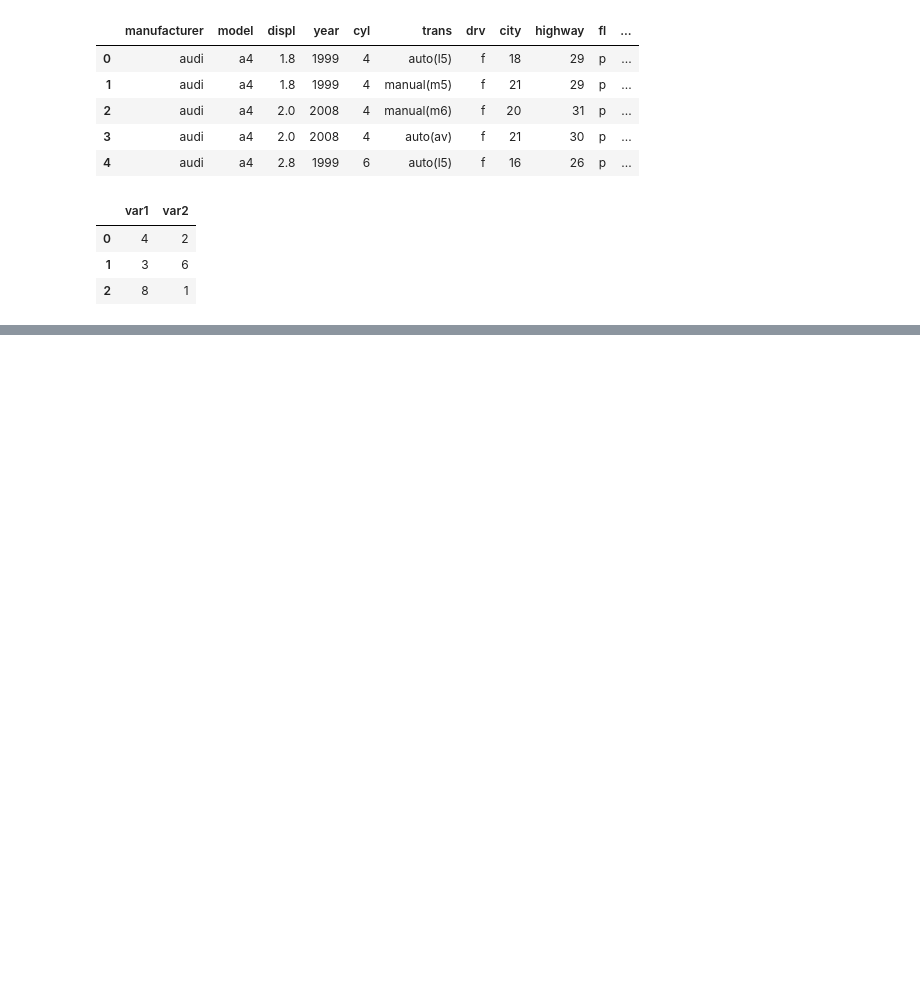
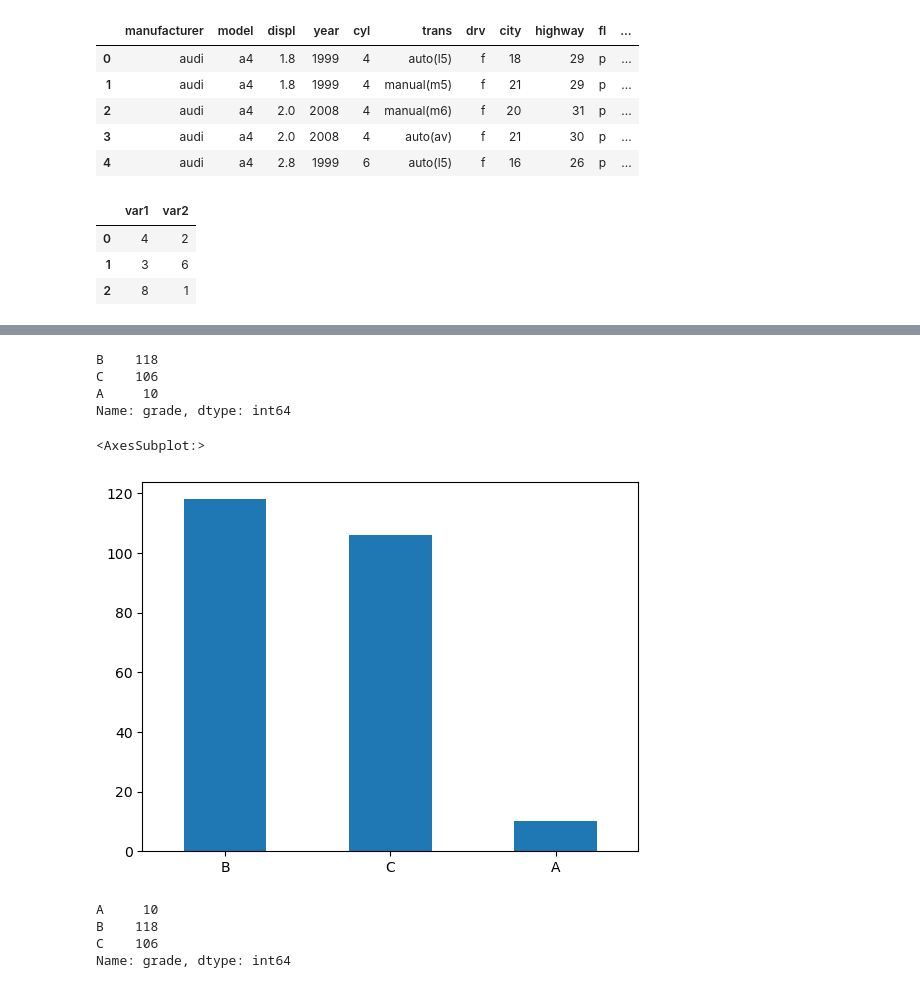
Before and after one commit to mizzcereal/kit_bigdata, a Jupyter notebook: chapter05/chapter05.ipynb, the cells around one changed output, grey strips where cells are left out. Saved outputs shown, nothing was run; the diff lists cells and outputs as text; code cells hidden in the pictures; blank space fills up the shorter version.

```diff
--- a/chapter05/chapter05.ipynb
+++ b/chapter05/chapter05.ipynb
@@ -316,0 +394,5 @@ df
+# %%
+mpg['grade'] = np.where(mpg['total'] >= 30, 'A',
+                        np.where(mpg['total'] >= 20, 'B', 'C'))
+
+mpg.head()
@@ -316,0 +406,21 @@ df
+# %%
+count_grade = mpg['grade'].value_counts()
+count_grade
+# %% [output]
+B    118
+C    106
+A     10
+Name: grade, dtype: int64
+# %%
+count_grade.plot.bar(rot = 0)
+# %% [output]
+<AxesSubplot:>
+[figure, added]
+# %%
+count_grade = mpg['grade'].value_counts().sort_index()
+count_grade
+# %% [output]
+A     10
+B    118
+C    106
+Name: grade, dtype: int64
```
Also changed, not shown: parts of 12 cells of this notebook.
